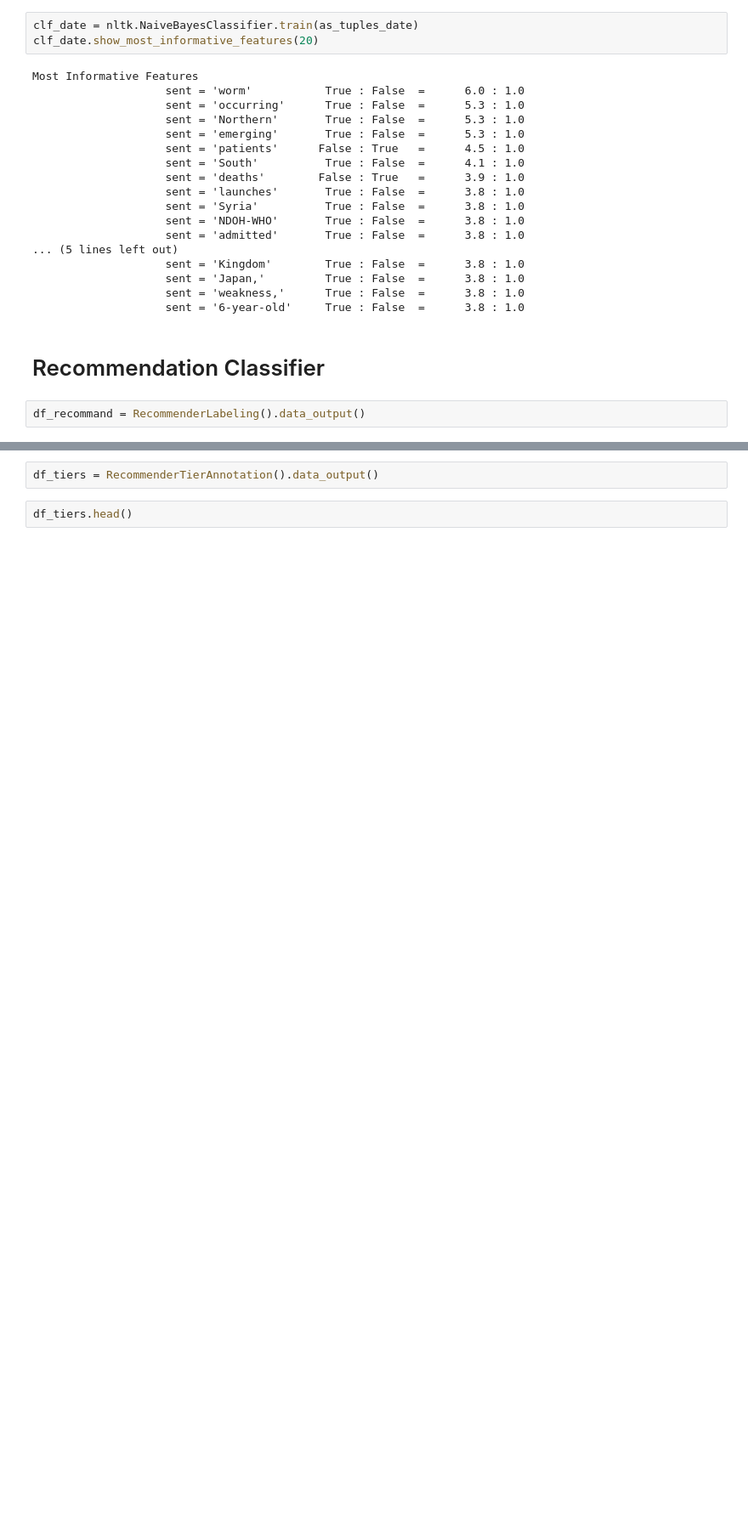
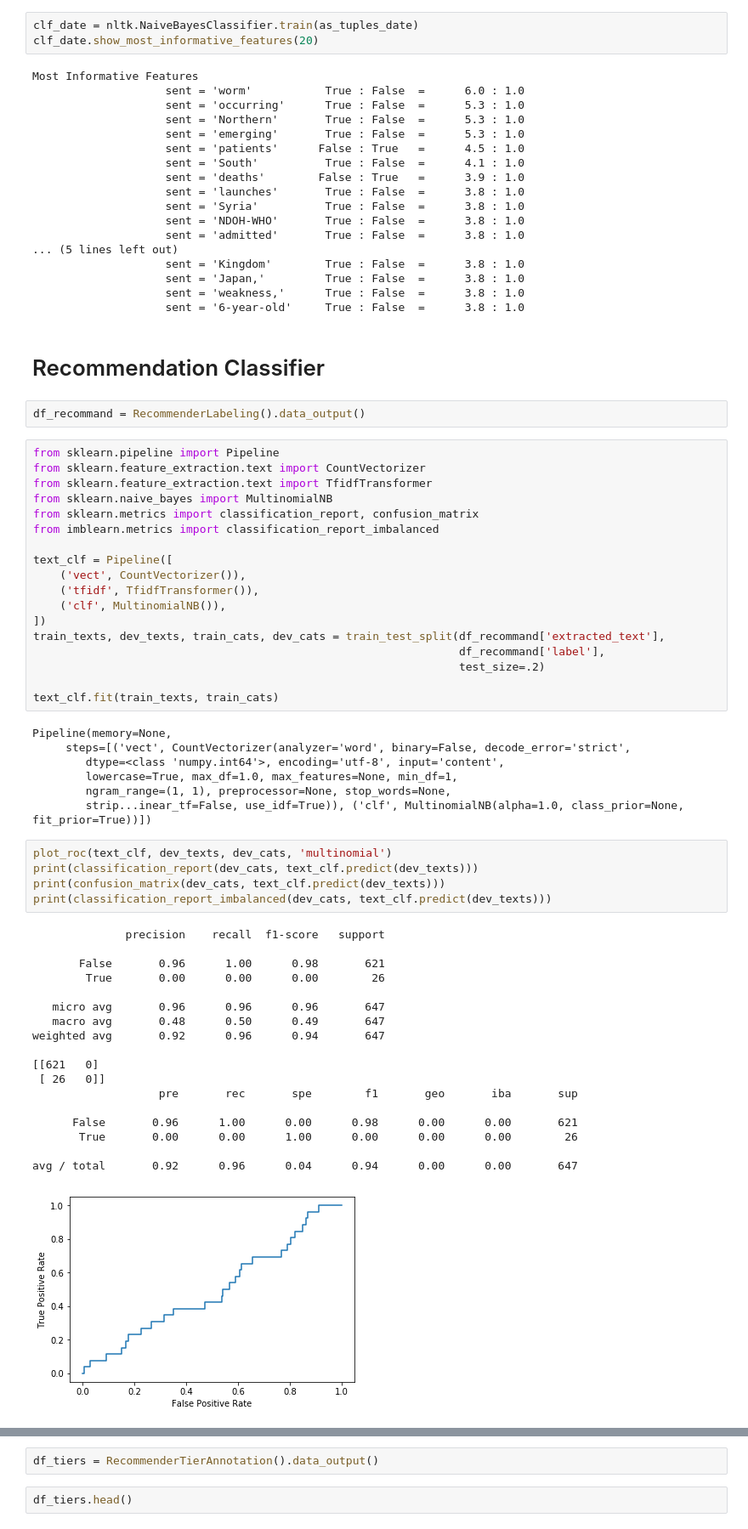
Before and after one commit to aauss/EventEpi, a Jupyter notebook: classification.ipynb, the cells around one changed output, grey strips where cells are left out. Shown at 85% size. Drawn from its saved outputs; the diff is of its cells as text; blank space fills up the shorter version.

```diff
--- a/classification.ipynb
+++ b/classification.ipynb
@@ -110,3 +110,52 @@ Most Informative Features
 # Recommendation Classifier
 # %%
 df_recommand = RecommenderLabeling().data_output()
+# %%
+from sklearn.pipeline import Pipeline
+from sklearn.feature_extraction.text import CountVectorizer
+from sklearn.feature_extraction.text import TfidfTransformer
+from sklearn.naive_bayes import MultinomialNB
+from sklearn.metrics import classification_report, confusion_matrix
+from imblearn.metrics import classification_report_imbalanced
+
+text_clf = Pipeline([
+    ('vect', CountVectorizer()),
+    ('tfidf', TfidfTransformer()),
+    ('clf', MultinomialNB()),
+])
+train_texts, dev_texts, train_cats, dev_cats = train_test_split(df_recommand['extracted_text'],
+                                                                df_recommand['label'],
+                                                                test_size=.2)
+
+text_clf.fit(train_texts, train_cats)
+# %% [output]
+Pipeline(memory=None,
+     steps=[('vect', CountVectorizer(analyzer='word', binary=False, decode_error='strict',
+        dtype=<class 'numpy.int64'>, encoding='utf-8', input='content',
+        lowercase=True, max_df=1.0, max_features=None, min_df=1,
+        ngram_range=(1, 1), preprocessor=None, stop_words=None,
+        strip...inear_tf=False, use_idf=True)), ('clf', MultinomialNB(alpha=1.0, class_prior=None, fit_prior=True))])
+# %%
+plot_roc(text_clf, dev_texts, dev_cats, 'multinomial')
+print(classification_report(dev_cats, text_clf.predict(dev_texts)))
+print(confusion_matrix(dev_cats, text_clf.predict(dev_texts)))
+print(classification_report_imbalanced(dev_cats, text_clf.predict(dev_texts)))
+# %% [output]
+              precision    recall  f1-score   support
+
+       False       0.96      1.00      0.98       621
+        True       0.00      0.00      0.00        26
+
+   micro avg       0.96      0.96      0.96       647
+   macro avg       0.48      0.50      0.49       647
+weighted avg       0.92      0.96      0.94       647
+
+[[621   0]
+ [ 26   0]]
+                   pre       rec       spe        f1       geo       iba       sup
+
+      False       0.96      1.00      0.00      0.98      0.00      0.00       621
+       True       0.00      0.00      1.00      0.00      0.00      0.00        26
+
+avg / total       0.92      0.96      0.04      0.94      0.00      0.00       647
+[figure, added]
```
Also changed, not shown: parts of 32 cells of this notebook.
